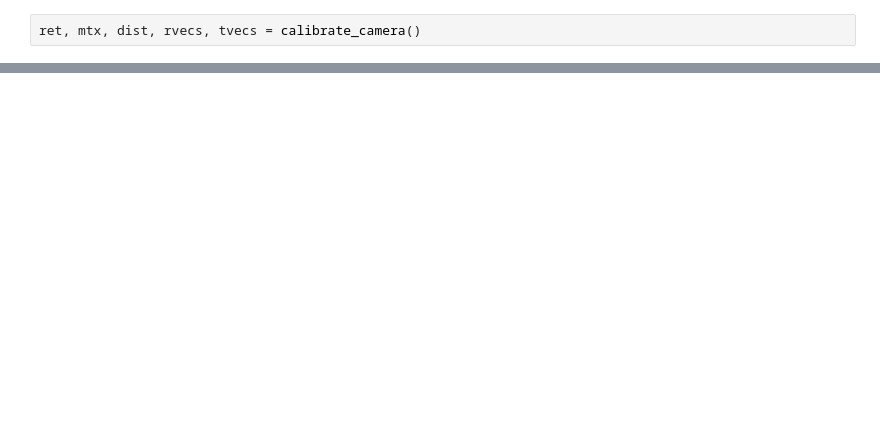
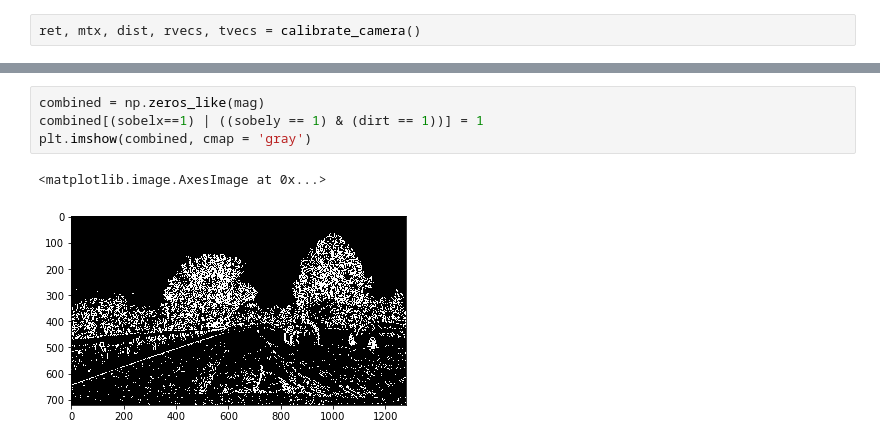
Before and after one commit to rubiruchi/SDND-Advanced_Lane_Finding, a Jupyter notebook: model_testing.ipynb, the cells around one changed output, grey strips where cells are left out. Cells and saved outputs as stored; diff of their text form; blank space fills up the shorter version.

```diff
--- a/model_testing.ipynb
+++ b/model_testing.ipynb
@@ -79,0 +240,7 @@ rvecs
+# %%
+combined = np.zeros_like(mag)
+combined[(sobelx==1) | ((sobely == 1) & (dirt == 1))] = 1
+plt.imshow(combined, cmap = 'gray')
+# %% [output]
+<matplotlib.image.AxesImage at 0x...>
+[figure, added]
```
Also changed, not shown: parts of 26 cells of this notebook.
